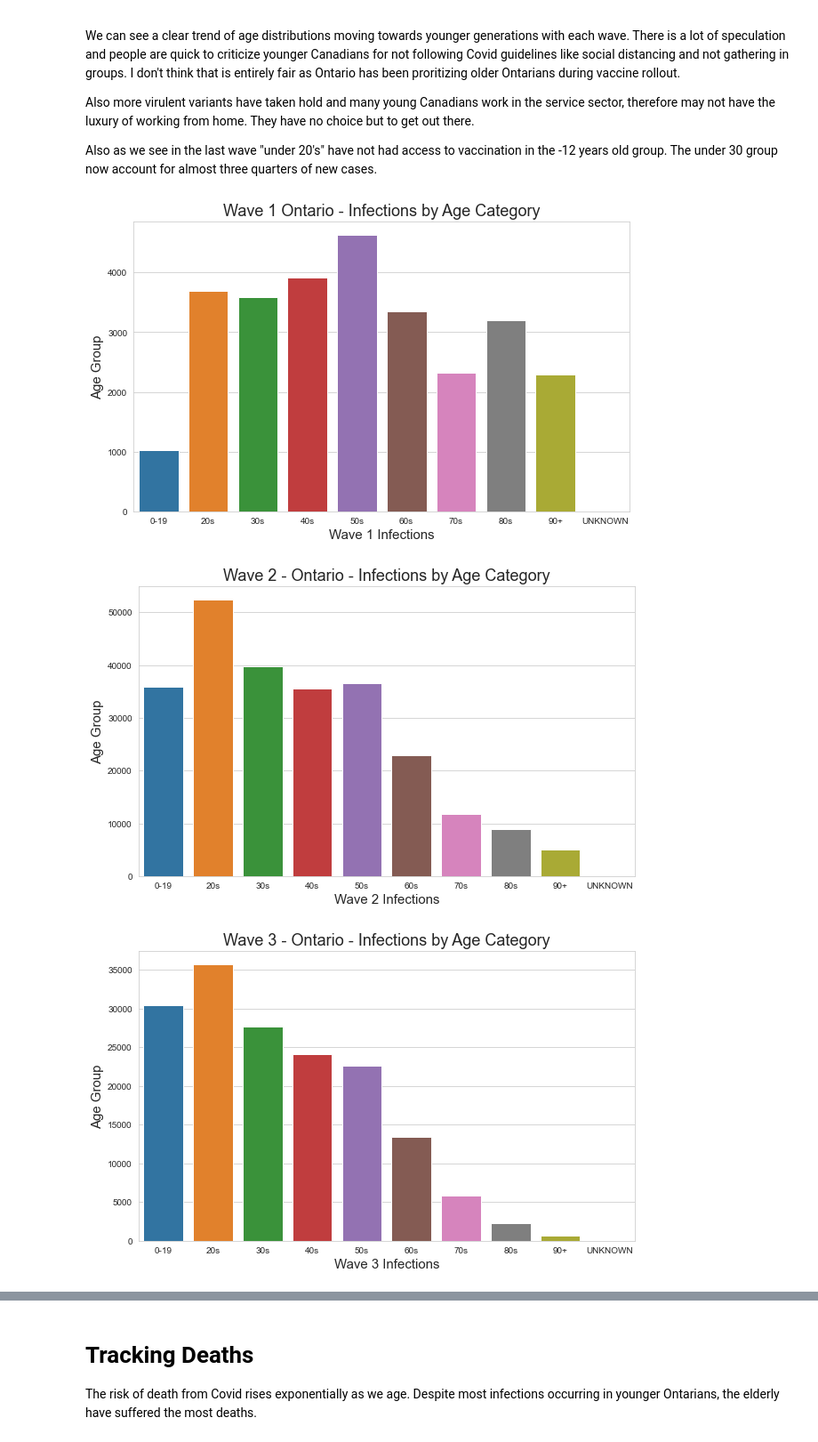
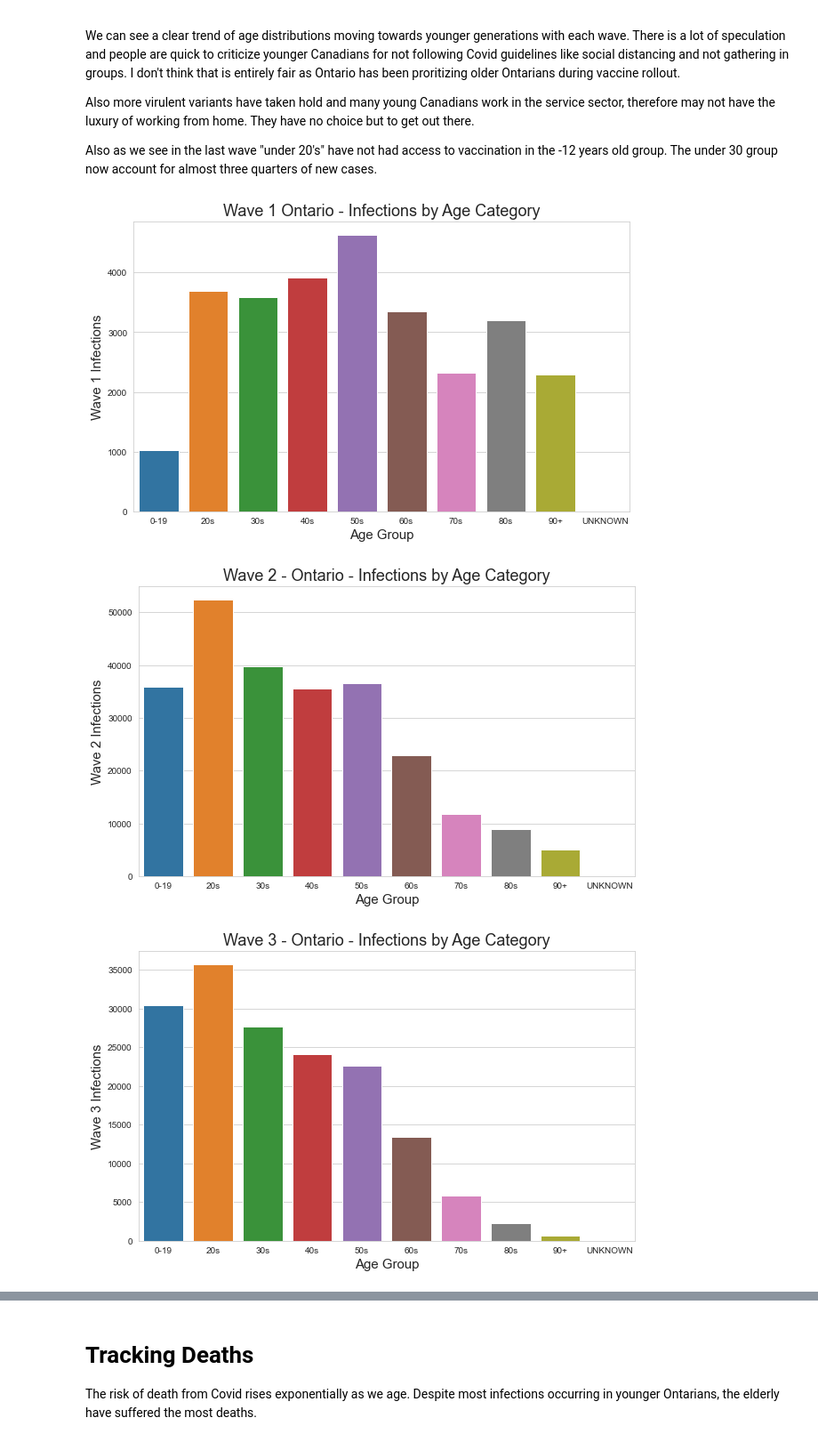
Before and after one commit to alaudet/open_data_covid_analysis, a Jupyter notebook: canada/covid_in_ontario_canada.ipynb, the cells around one changed output, grey strips where cells are left out. Shown at 89% size. Cells and saved outputs as stored; diff of their text form; code cells hidden in the pictures.

```diff
--- a/canada/covid_in_ontario_canada.ipynb
+++ b/canada/covid_in_ontario_canada.ipynb
@@ -29,7 +29,7 @@ sns.set_style("whitegrid")
 ## Import the data
 # %%
 # Dataset #1 - Covid Cases in Ontario
-df = pd.read_csv('data/conposcovidloc.csv', index_col="Row_ID")
+df = pd.read_csv('../data/conposcovidloc.csv', index_col="Row_ID")
 # The conposcovidloc.csv file is over 100Mb.
 # If you prefer to download it directly from the source, use this instead;
 # df = pd.read_csv('https://data.ontario.ca/dataset/f4112442-bdc8-45d2-be3c-12efae72fb27/resource/455fd63b-603d-4608-8216-7d8647f43350/download/conposcovidloc.csv', index_col="Row_ID")
@@ -264,27 +264,27 @@ Also as we see in the last wave "under 20's" have  not had access to vaccination
 # %%
 # wave 1 graph
 plt.figure(figsize=(10,6))
 plt.title("Wave 1 Ontario - Infections by Age Category", fontsize=18)
-sns.countplot(data=dfwave1, x=dfwave1['age'])
-plt.ylabel('Age Group', fontsize=15)
-plt.xlabel('Wave 1 Infections', fontsize=15)
+sns.countplot(data=dfwave1, x='age')
+plt.xlabel('Age Group', fontsize=15)
+plt.ylabel('Wave 1 Infections', fontsize=15)
 
 # wave 2 graphb
 plt.figure(figsize=(10,6))
 plt.title("Wave 2 - Ontario - Infections by Age Category", fontsize=18)
-sns.countplot(data=dfwave2, x=dfwave2['age'])
-plt.ylabel('Age Group', fontsize=15)
-plt.xlabel('Wave 2 Infections', fontsize=15)
+sns.countplot(data=dfwave2, x='age')
+plt.xlabel('Age Group', fontsize=15)
+plt.ylabel('Wave 2 Infections', fontsize=15)
 
 # wave 3 graph
 plt.figure(figsize=(10,6))
 plt.title("Wave 3 - Ontario - Infections by Age Category", fontsize=18)
-sns.countplot(data=dfwave3, x=dfwave3['age'])
-plt.ylabel('Age Group', fontsize=15)
-plt.xlabel('Wave 3 Infections', fontsize=15)
+sns.countplot(data=dfwave3, x='age')
+plt.xlabel('Age Group', fontsize=15)
+plt.ylabel('Wave 3 Infections', fontsize=15)
 
 plt.show()
 # %% [output]
-[figure, old version]
+[figure, new version]
-[figure, old version]
+[figure, new version]
-[figure, old version]
+[figure, new version]
```
Also changed, not shown: parts of 19 cells of this notebook, 3 other files.
